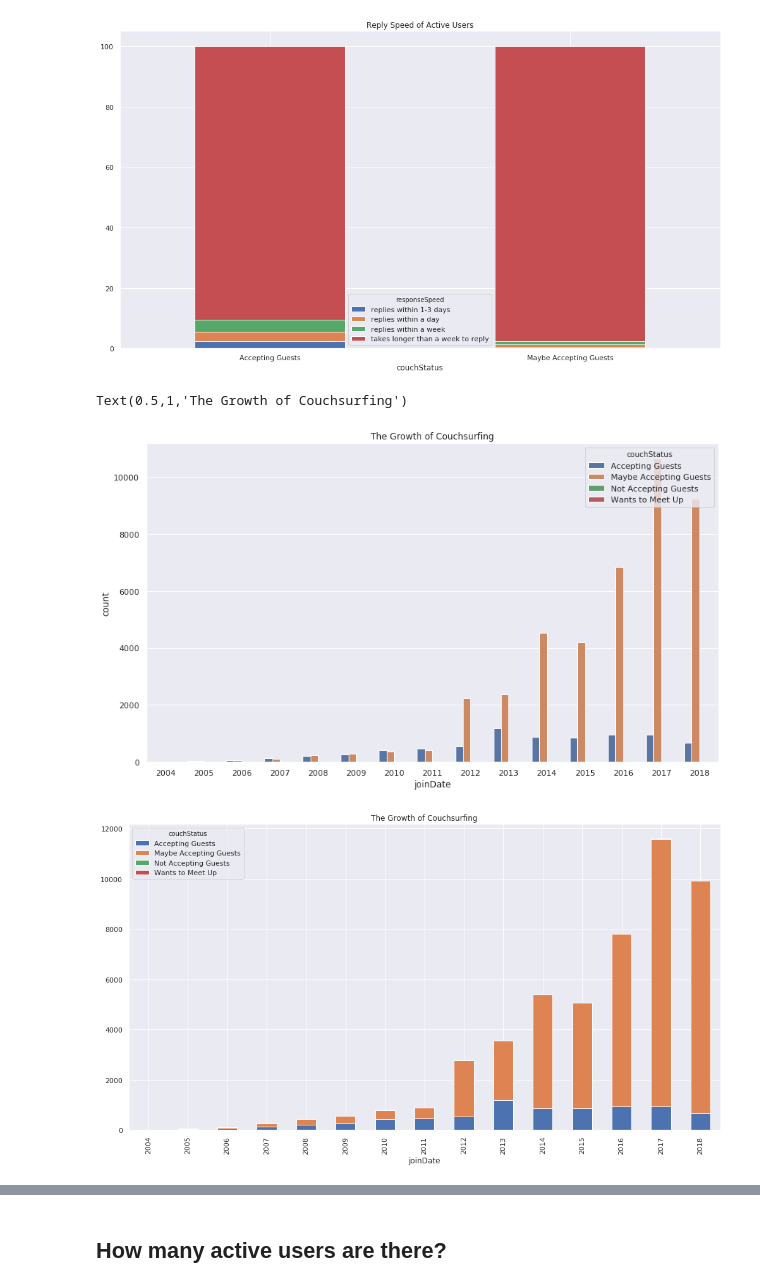
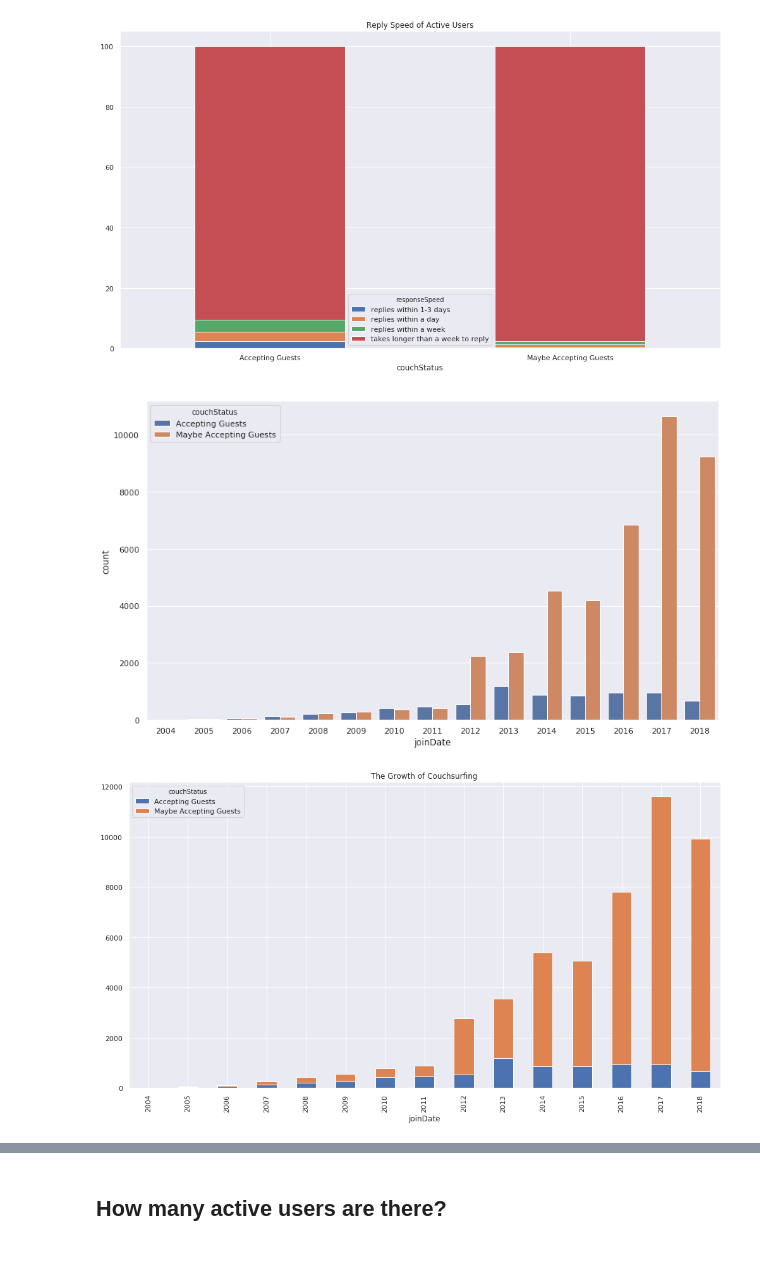
Before and after one commit to jimbudarz/sofariders-profile-analysis, a Jupyter notebook: SofaRiders EDA.ipynb, the cells around one changed output, grey strips where cells are left out. Saved outputs shown, nothing was run; the diff lists cells and outputs as text; code cells hidden in the pictures; blank space fills up the shorter version.

```diff
--- a/SofaRiders EDA.ipynb
+++ b/SofaRiders EDA.ipynb
@@ -147,0 +130,3 @@ df.describe()
+# %%
+df = df[(df.couchStatus=="Accepting Guests") | (df.couchStatus=="Maybe Accepting Guests")]
+df.describe()
@@ -377,15 +314,14 @@ plt.savefig("ReplySpeed.png")
 # %%
 g = sns.countplot(x='joinDate', data = df, hue = 'couchStatus')
 # %% [output]
-Text(0.5,1,'The Growth of Couchsurfing')
-[figure, old version]
+[figure, new version]
 # %%
-df.groupby(['joinDate','couchStatus']).size().unstack().plot(kind='bar',stacked=True)
+df[(df.couchStatus=="Accepting Guests") | (df.couchStatus=="Maybe Accepting Guests")].groupby(['joinDate','couchStatus']).size().unstack().plot(kind='bar',stacked=True)
 plt.title("The Growth of Couchsurfing")
 plt.tight_layout()
 plt.savefig("CSGrowth.png")
 # %% [output]
-[figure, old version]
+[figure, new version]
 # %%
 #g = sns.countplot(x='joinDate', data = Active_df, hue = 'couchStatus')
 # %%
```
Also changed, not shown: parts of 23 cells of this notebook.
